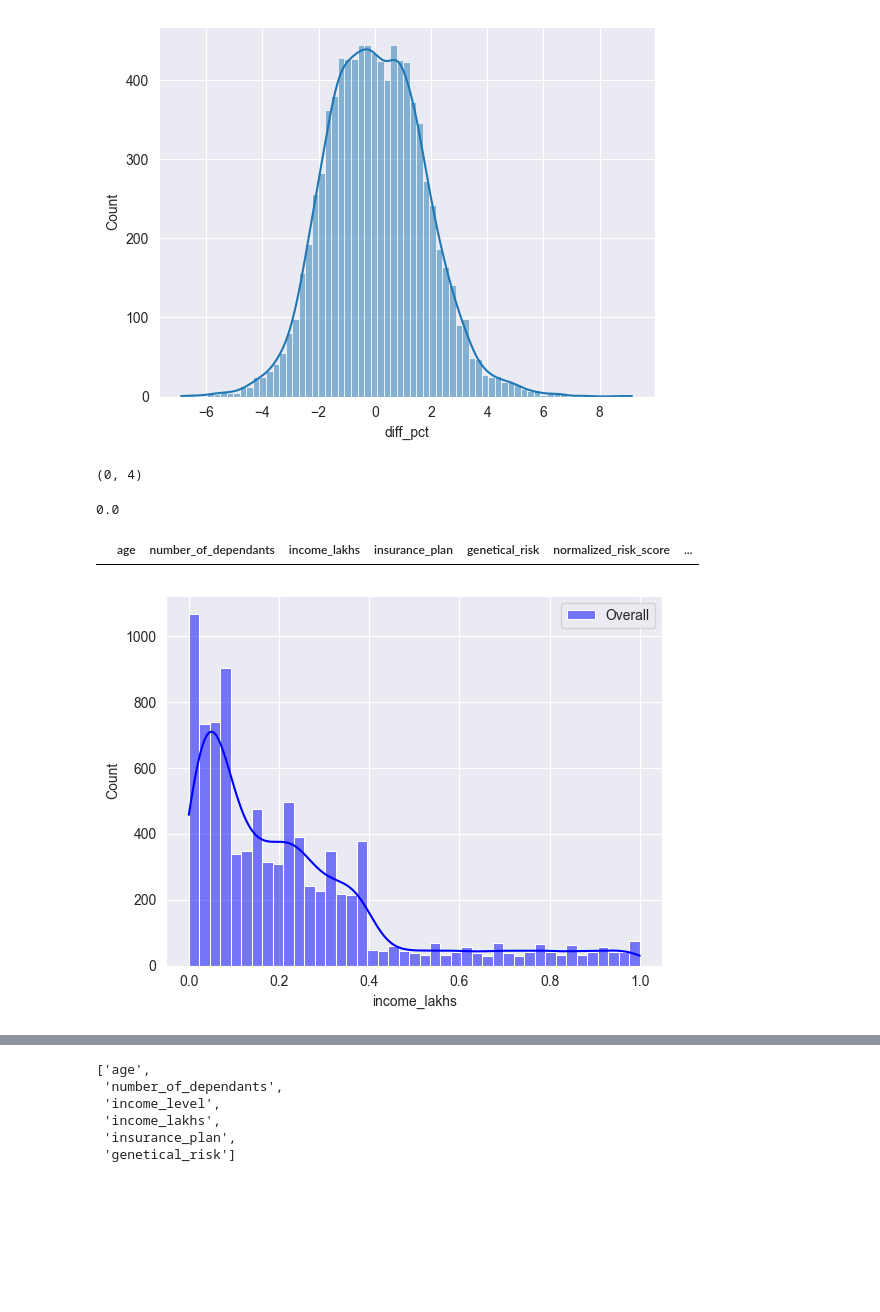
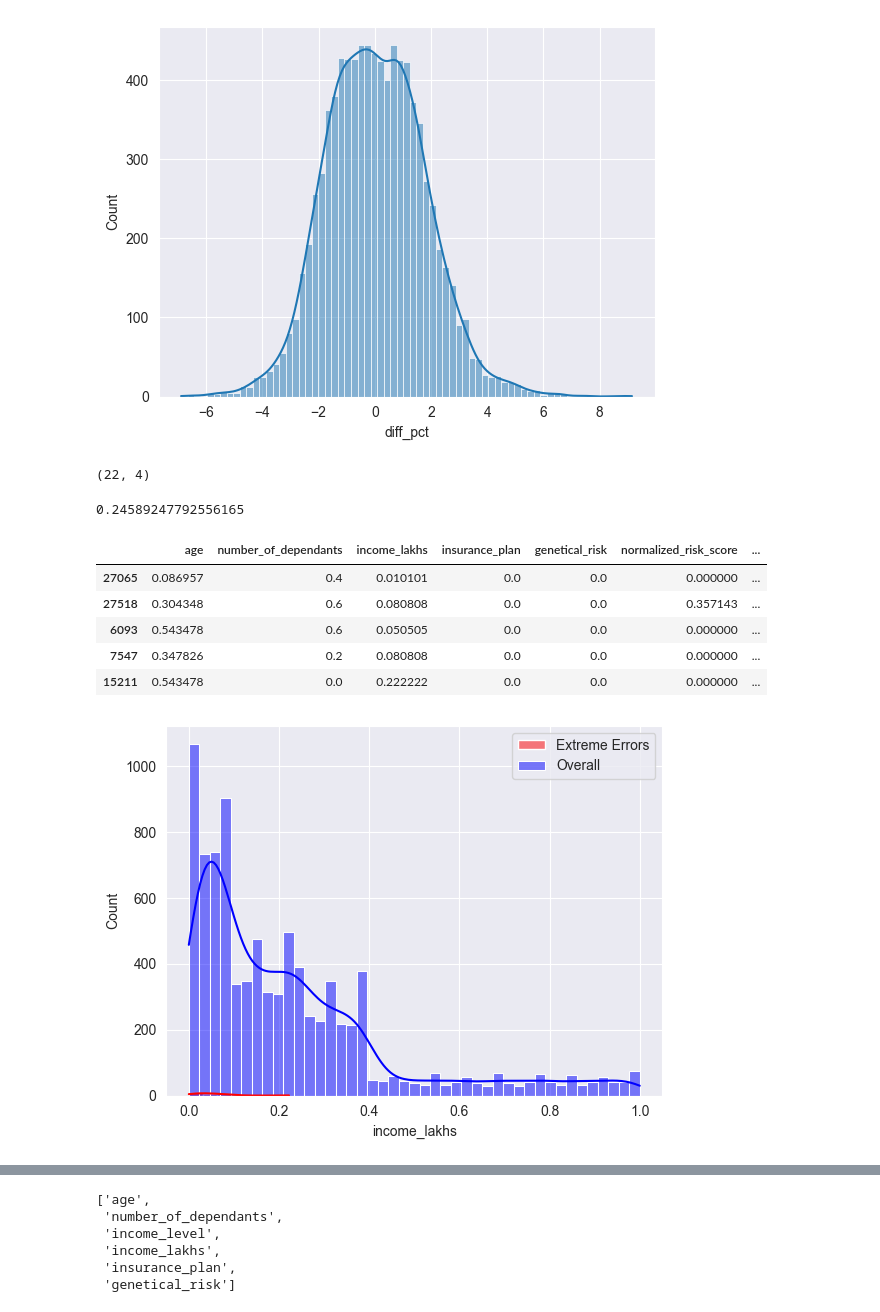
Before and after one commit to DishenMakwana/ml-premium-plan-prediction, a Jupyter notebook: ml_premium_prediction/premiun_pred_rest_with_gr.ipynb, the cells around one changed output, grey strips where cells are left out. Saved outputs shown, nothing was run; the diff lists cells and outputs as text; code cells hidden in the pictures; blank space fills up the shorter version.

```diff
--- a/ml_premium_prediction/premiun_pred_rest_with_gr.ipynb
+++ b/ml_premium_prediction/premiun_pred_rest_with_gr.ipynb
@@ -723,29 +753,34 @@ sns.histplot(result_df['diff_pct'], kde=True)
 # %%
 import numpy as np
 
-extreme_error_threshold = 10
+extreme_error_threshold = 6
 extreme_result_df = result_df[np.abs(result_df.diff_pct) > extreme_error_threshold]
 
 extreme_result_df.shape
 # %% [output]
-(0, 4)
+(22, 4)
 # %%
 extreme_error_pct = extreme_result_df.shape[0] / result_df.shape[0] * 100
 extreme_error_pct
 # %% [output]
-0.0
+0.24589247792556165
 # %%
 extreme_errors_df = X_test.loc[extreme_result_df.index]
 extreme_errors_df.head()
 # %% [output]
 |  | age | number_of_dependants | income_lakhs | insurance_plan | genetical_risk | normalized_risk_score | ... |
+| 27065 | 0.086957 | 0.4 | 0.010101 | 0.0 | 0.0 | 0.000000 | ... |
+| 27518 | 0.304348 | 0.6 | 0.080808 | 0.0 | 0.0 | 0.357143 | ... |
+| 6093 | 0.543478 | 0.6 | 0.050505 | 0.0 | 0.0 | 0.000000 | ... |
+| 7547 | 0.347826 | 0.2 | 0.080808 | 0.0 | 0.0 | 0.000000 | ... |
+| 15211 | 0.543478 | 0.0 | 0.222222 | 0.0 | 0.0 | 0.000000 | ... |
 # %%
 sns.histplot(extreme_errors_df.income_lakhs, kde=True, label='Extreme Errors', color='red')
-sns.histplot(X_test.income_lakhs, kde=True, label='Overall', color='blue', alpha=0.5)
+sns.histplot(X_test.income_lakhs, kde=True, label='Overall', color='blue')
 plt.legend()
 plt.show()
 # %% [output]
-[figure, old version]
+[figure, new version]
 # %%
 for feature in X_test.columns:
     sns.histplot(extreme_errors_df[feature], kde=True, label='Extreme Errors', color='red')
```
Also changed, not shown: parts of 4 cells of this notebook, 11 other files.
